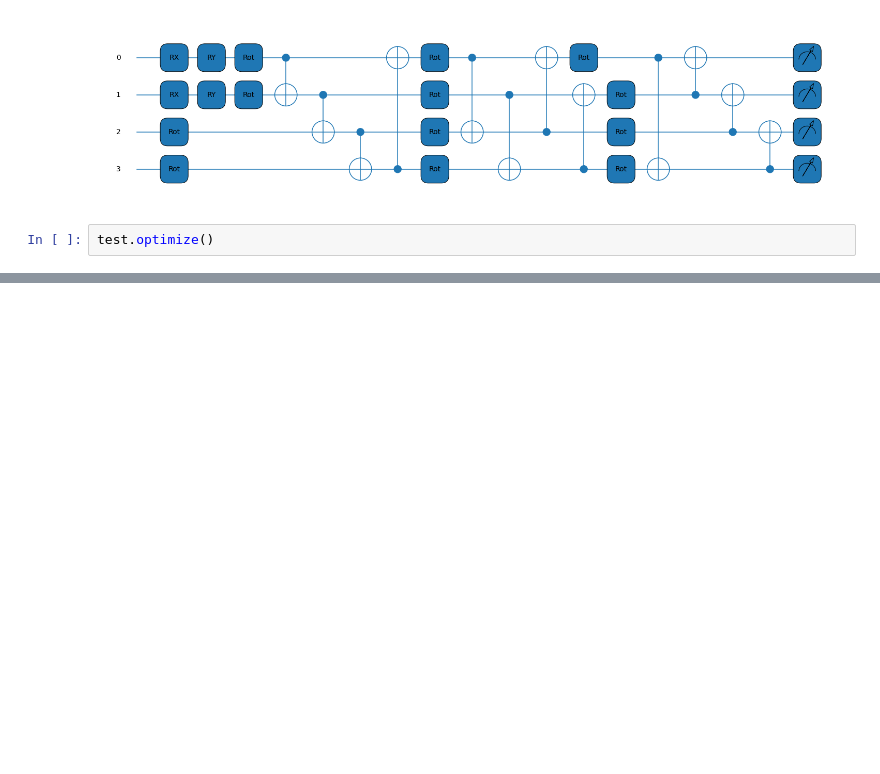
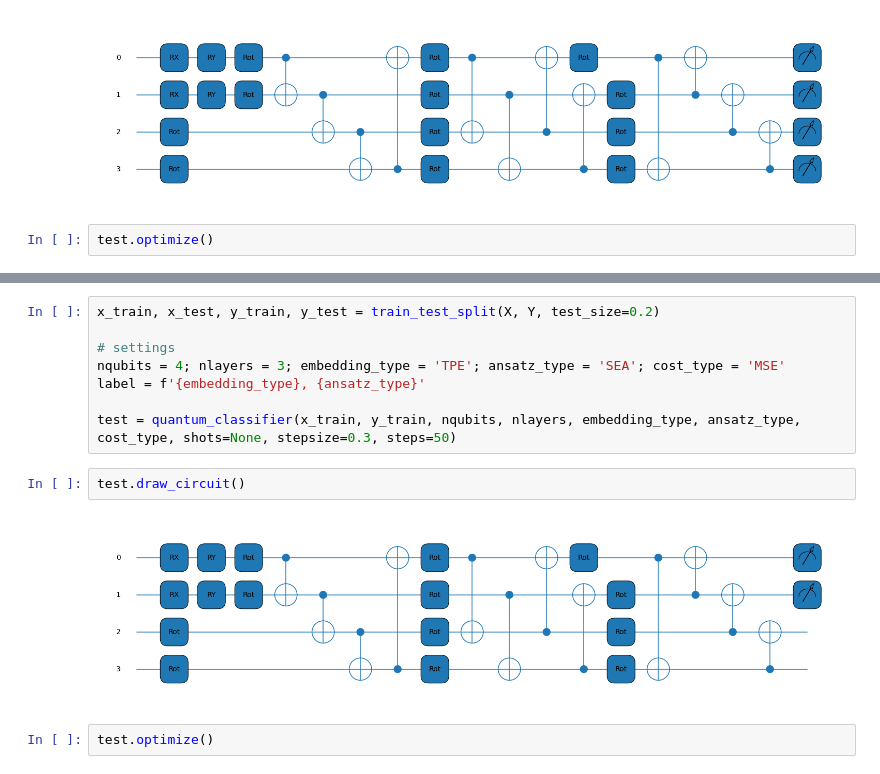
Before and after one commit to kkensuke/quantum-machine-learning, a Jupyter notebook: quantum-classification/quantum_classification_iris.ipynb, the cells around one changed output, grey strips where cells are left out. Cells and saved outputs as stored; diff of their text form; blank space fills up the shorter version.

```diff
--- a/quantum-classification/quantum_classification_iris.ipynb
+++ b/quantum-classification/quantum_classification_iris.ipynb
@@ -201,0 +220,14 @@ optimized cost;  0.020312639876076916
+# %%
+x_train, x_test, y_train, y_test = train_test_split(X, Y, test_size=0.2)
+
+# settings
+nqubits = 4; nlayers = 3; embedding_type = 'TPE'; ansatz_type = 'SEA'; cost_type = 'MSE'
+label = f'{embedding_type}, {ansatz_type}'
+
+test = quantum_classifier(x_train, y_train, nqubits, nlayers, embedding_type, ansatz_type, cost_type, shots=None, stepsize=0.3, steps=50)
+# %%
+test.draw_circuit()
+# %% [output]
+[figure, added]
+# %%
+test.optimize()
```
Also changed, not shown: parts of 11 cells of this notebook, 1 other file.
